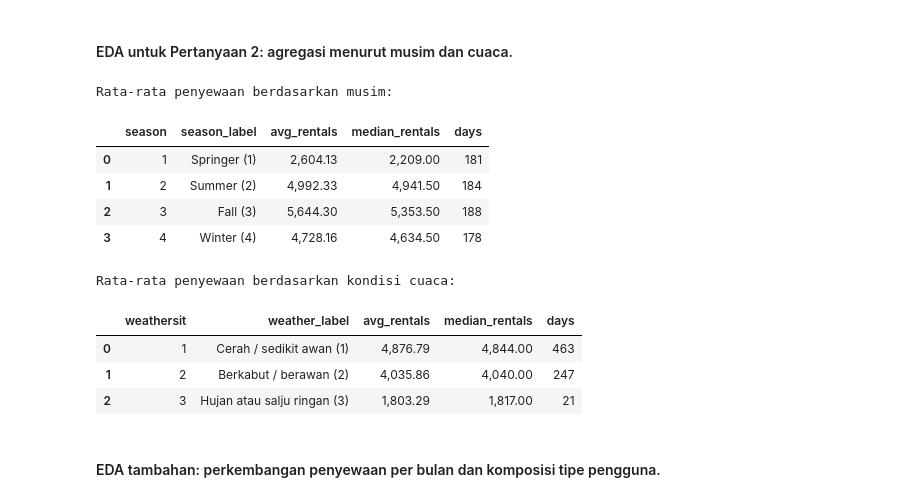
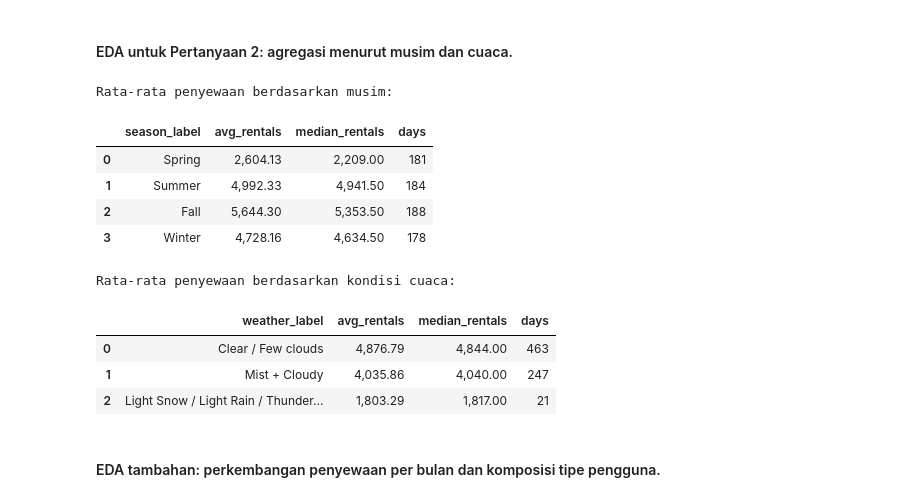
Before and after one commit to mufid2618/Bike-Sharing-Analytics-Dashboard, a Jupyter notebook: notebook_revisi.ipynb, the cells around one changed output. Saved outputs shown, nothing was run; the diff lists cells and outputs as text; code cells hidden in the pictures.

```diff
--- a/notebook.ipynb
+++ b/notebook_revisi.ipynb
@@ -510,15 +513,15 @@ Ejaan/istilah dari README dipertahankan; kode kategori asli tidak diubah.
 # %%
 season_labels = {
-    1: "Springer (1)",
-    2: "Summer (2)",
-    3: "Fall (3)",
-    4: "Winter (4)",
+    1: "Spring",
+    2: "Summer",
+    3: "Fall",
+    4: "Winter",
 }
 weather_labels = {
-    1: "Cerah / sedikit awan (1)",
-    2: "Berkabut / berawan (2)",
-    3: "Hujan atau salju ringan (3)",
-    4: "Hujan lebat / salju / kabut (4)",
+    1: "Clear / Few clouds",
+    2: "Mist + Cloudy",
+    3: "Light Snow / Light Rain / Thunderstorm",
+    4: "Heavy Rain / Snow / Fog",
 }
 workingday_labels = {0: "Bukan hari kerja", 1: "Hari kerja"}
 
@@ -537,5 +540,7 @@ day_df["year_month"] = day_df["dteday"].dt.to_period("M").astype(str)
 hour_df["year_month"] = hour_df["dteday"].dt.to_period("M").astype(str)
 
 print("Label kategori berhasil ditambahkan.")
+print("Label musim:", list(season_labels.values()))
+print("Label cuaca:", list(weather_labels.values()))
 # %% [output]
 Label kategori berhasil ditambahkan.
@@ -719,31 +726,31 @@ Jam dengan rata-rata penyewaan tertinggi per jenis hari:
 # %%
 season_summary = (
     day_df.groupby(["season", "season_label"], as_index=False)
     .agg(avg_rentals=("cnt", "mean"), median_rentals=("cnt", "median"), days=("cnt", "size"))
     .sort_values("season")
 )
 weather_summary = (
     day_df.groupby(["weathersit", "weather_label"], as_index=False)
     .agg(avg_rentals=("cnt", "mean"), median_rentals=("cnt", "median"), days=("cnt", "size"))
     .sort_values("weathersit")
 )
 
 print("Rata-rata penyewaan berdasarkan musim:")
-display(season_summary.round(2))
+display(season_summary[["season_label", "avg_rentals", "median_rentals", "days"]].round(2))
 print("Rata-rata penyewaan berdasarkan kondisi cuaca:")
-display(weather_summary.round(2))
+display(weather_summary[["weather_label", "avg_rentals", "median_rentals", "days"]].round(2))
 # %% [output]
 Rata-rata penyewaan berdasarkan musim:
-|  | season | season_label | avg_rentals | median_rentals | days |
-| 0 | 1 | Springer (1) | 2,604.13 | 2,209.00 | 181 |
-| 1 | 2 | Summer (2) | 4,992.33 | 4,941.50 | 184 |
-| 2 | 3 | Fall (3) | 5,644.30 | 5,353.50 | 188 |
-| 3 | 4 | Winter (4) | 4,728.16 | 4,634.50 | 178 |
+|  | season_label | avg_rentals | median_rentals | days |
+| 0 | Spring | 2,604.13 | 2,209.00 | 181 |
+| 1 | Summer | 4,992.33 | 4,941.50 | 184 |
+| 2 | Fall | 5,644.30 | 5,353.50 | 188 |
+| 3 | Winter | 4,728.16 | 4,634.50 | 178 |
 Rata-rata penyewaan berdasarkan kondisi cuaca:
-|  | weathersit | weather_label | avg_rentals | median_rentals | days |
-| 0 | 1 | Cerah / sedikit awan (1) | 4,876.79 | 4,844.00 | 463 |
-| 1 | 2 | Berkabut / berawan (2) | 4,035.86 | 4,040.00 | 247 |
-| 2 | 3 | Hujan atau salju ringan (3) | 1,803.29 | 1,817.00 | 21 |
+|  | weather_label | avg_rentals | median_rentals | days |
+| 0 | Clear / Few clouds | 4,876.79 | 4,844.00 | 463 |
+| 1 | Mist + Cloudy | 4,035.86 | 4,040.00 | 247 |
+| 2 | Light Snow / Light Rain / Thunder... | 1,803.29 | 1,817.00 | 21 |
 # %% [markdown]
 #### EDA tambahan: perkembangan penyewaan per bulan dan komposisi tipe pengguna.
 # %%
```
Also changed, not shown: parts of 9 cells of this notebook, 1 other file.
